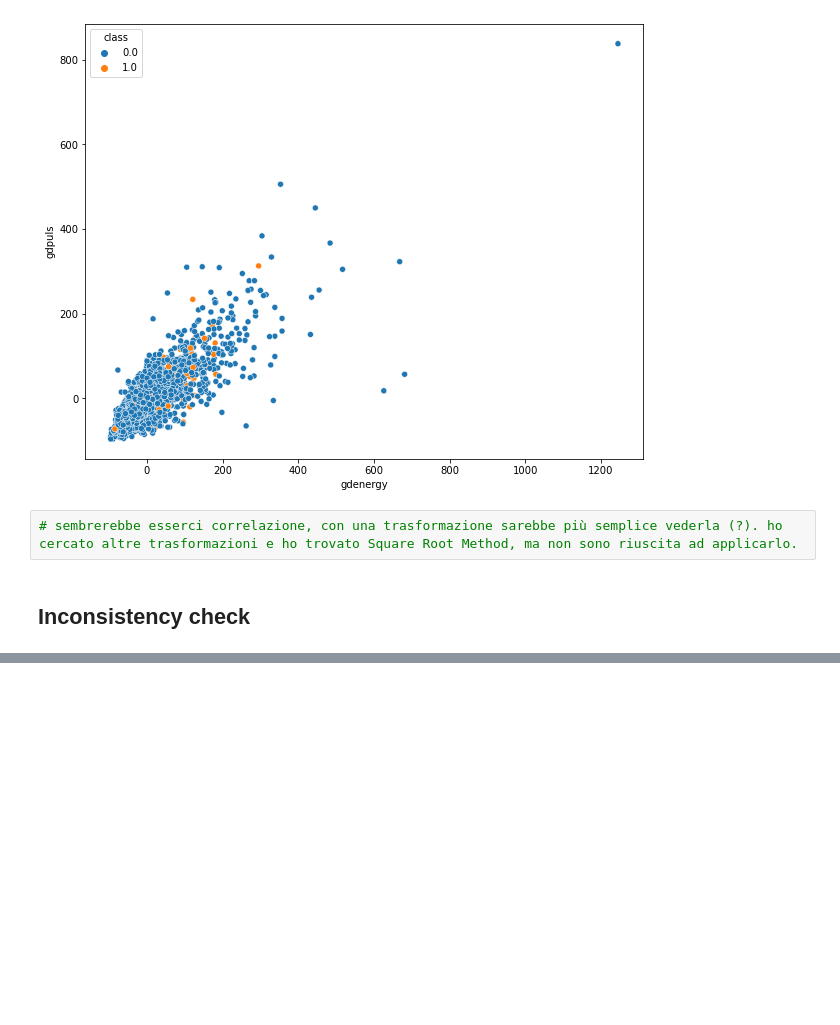
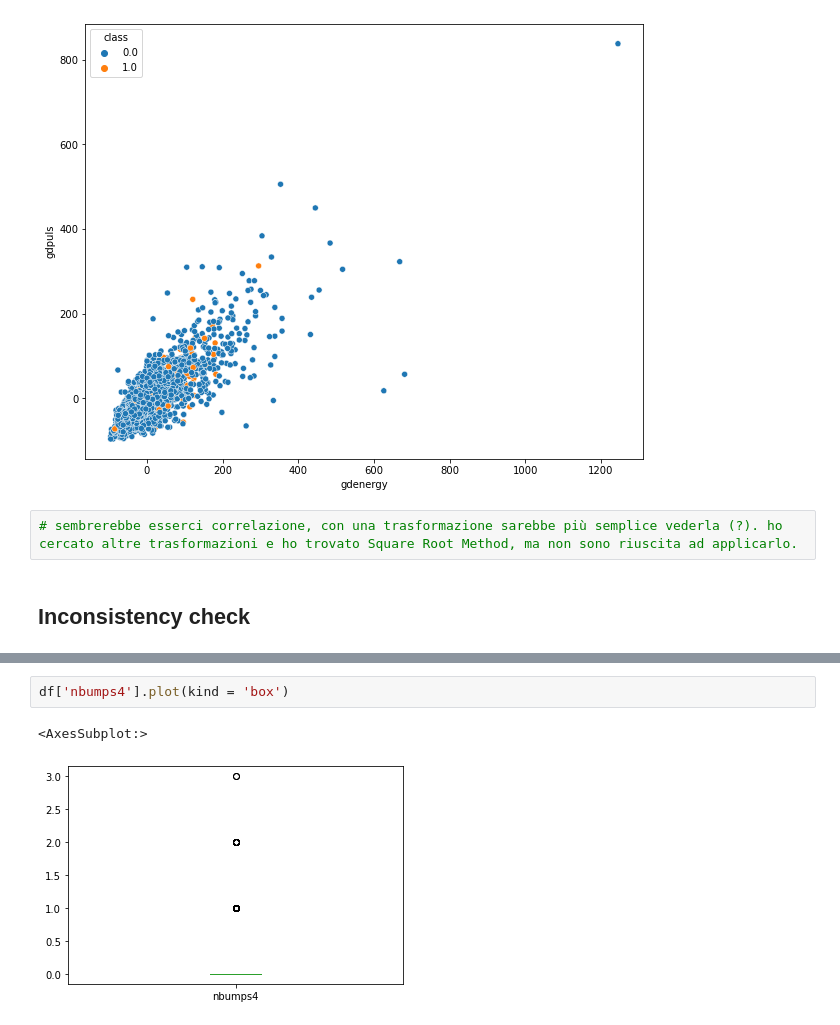
Before and after one commit to Alllessia/Seismic_bumps, a Jupyter notebook: src/main.ipynb, the cells around one changed output, grey strips where cells are left out. Cells and saved outputs as stored; diff of their text form; blank space fills up the shorter version.

```diff
--- a/src/main.ipynb
+++ b/src/main.ipynb
@@ -600,0 +669,5 @@ df['nbumps'].plot(kind = 'box')
+# %%
+df['nbumps4'].plot(kind = 'box')
+# %% [output]
+<AxesSubplot:>
+[figure, added]
```
Also changed, not shown: parts of 37 cells of this notebook.
